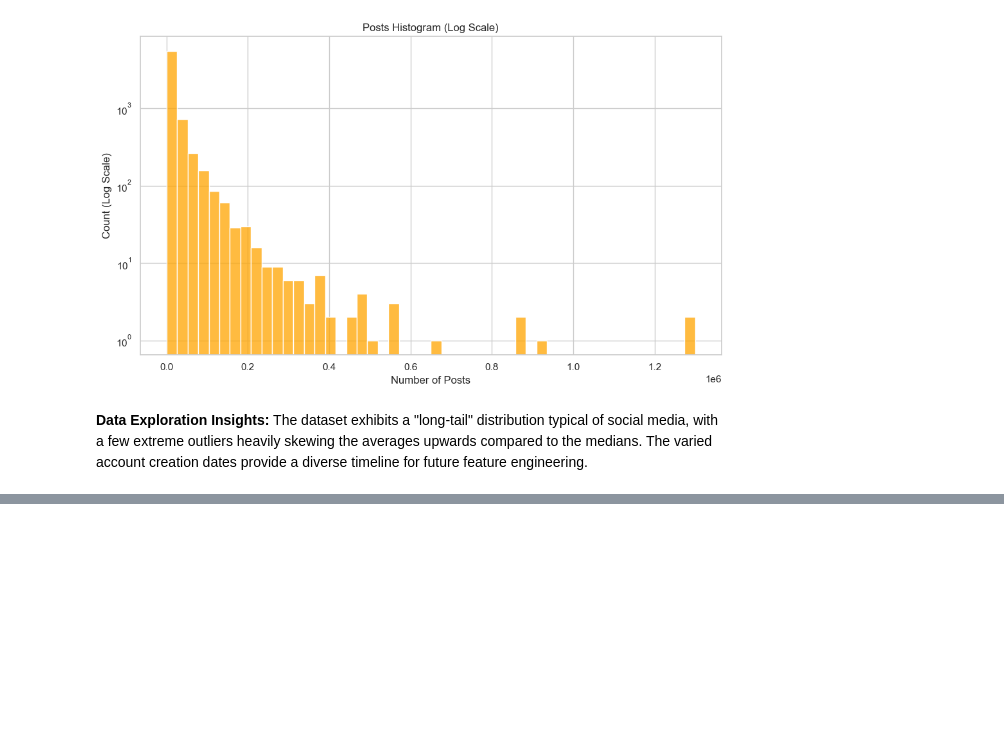
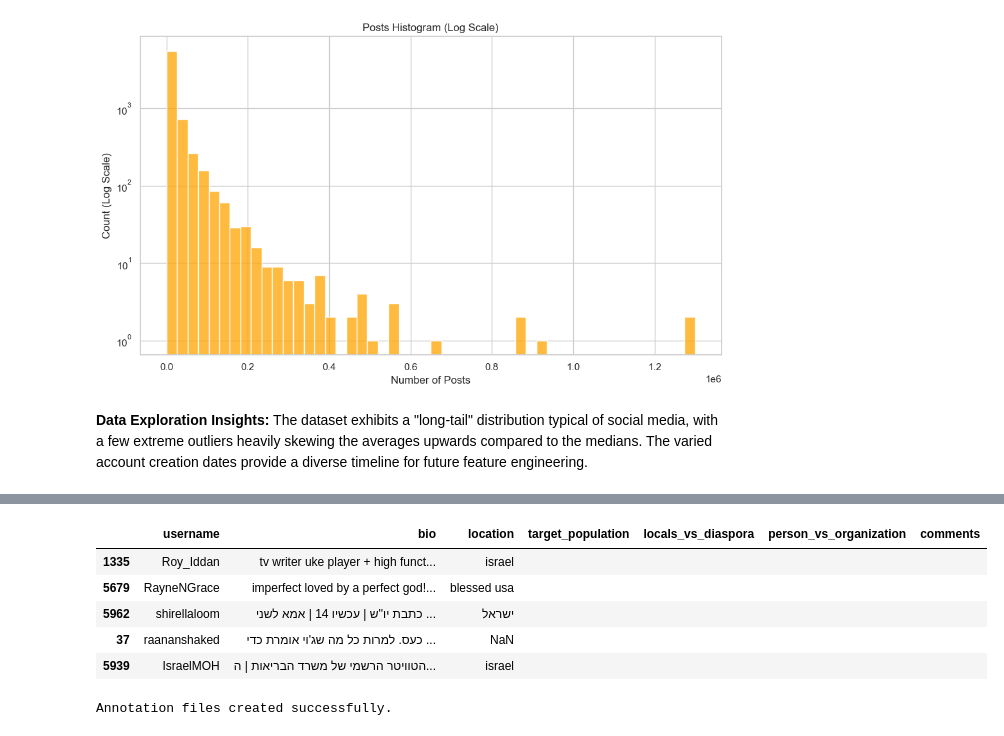
Before and after one commit to Matan2002/IsraelPOIs_ML_Project, a Jupyter notebook: Project.ipynb, the cells around one changed output, grey strips where cells are left out. Drawn from its saved outputs; the diff is of its cells as text; code cells hidden in the pictures; blank space fills up the shorter version.

Commit message:
Started iteration 1 annotation setup

```diff
--- a/Project.ipynb
+++ b/Project.ipynb
@@ -169,0 +191,35 @@ The dataset exhibits a "long-tail" distribution typical of social media, with a
+# %%
+# Keep only relevant columns for annotation
+annotation_df = sample_df[['username', 'bio', 'location']].copy()
+
+# Create empty annotation columns
+annotation_df['target_population'] = ""
+annotation_df['locals_vs_diaspora'] = ""
+annotation_df['person_vs_organization'] = ""
+annotation_df['comments'] = ""
+
+# Display the annotation dataset
+annotation_df.head()
+# %% [output]
+|  | username | bio | location | target_population | locals_vs_diaspora | person_vs_organization | comments |
+| 1335 | Roy_Iddan | tv writer uke player + high funct... | israel |  |  |  |  |
+| 5679 | RayneNGrace | imperfect loved by a perfect god!... | blessed usa |  |  |  |  |
+| 5962 | shirellaloom | כתבת יו''ש | עכשיו 14 | אמא לשני ... | ישראל |  |  |  |  |
+| 37 | raananshaked | כעס. למרות כל מה שג'וי אומרת כדי ... | NaN |  |  |  |  |
+| 5939 | IsraelMOH | הטוויטר הרשמי של משרד הבריאות | ה... | israel |  |  |  |  |
+# %%
+# Save Ofir's annotation file
+annotation_df.to_csv(
+    "Classification/iteration_1_annotation_ofir.csv",
+    index=False
+)
+
+# Save Matan's annotation file
+annotation_df.to_csv(
+    "Classification/iteration_1_annotation_matan.csv",
+    index=False
+)
+
+print("Annotation files created successfully.")
+# %% [output]
+Annotation files created successfully.
```
Also changed, not shown: parts of 5 cells of this notebook, 5 other files.
